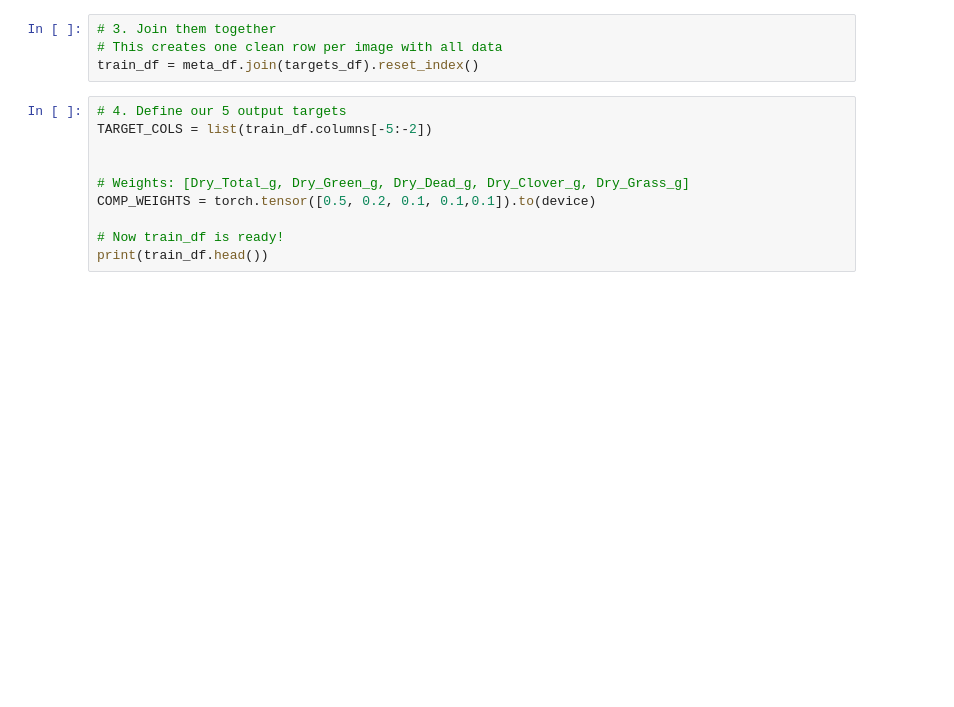
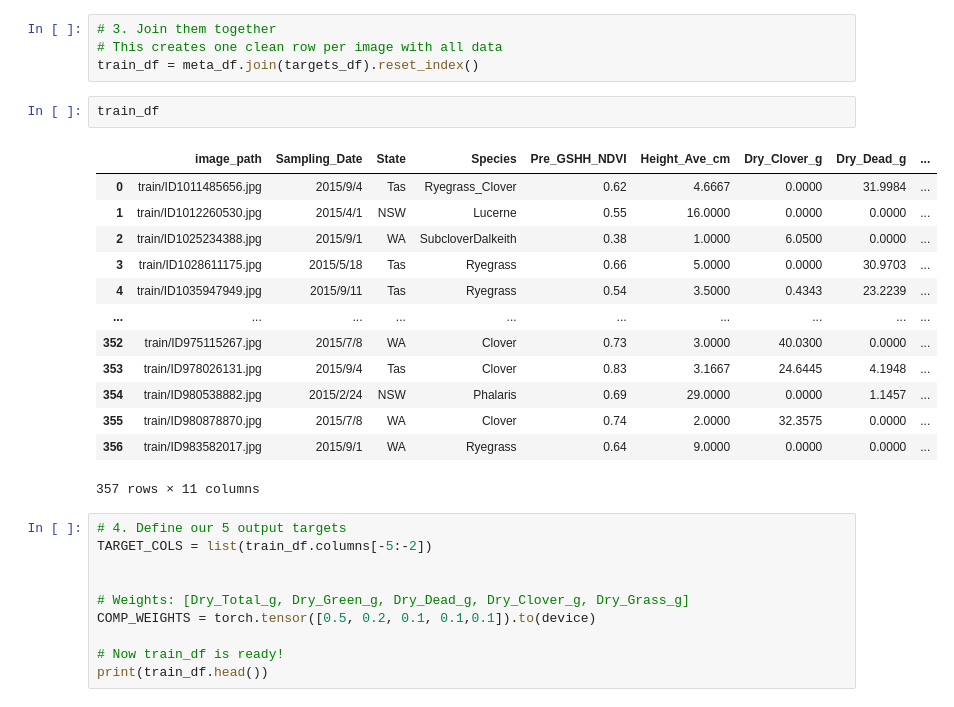
Before and after one commit to starbot2001/CSIRO_repo, a Jupyter notebook: baseline-dino-v3.ipynb, the cells around one changed output. Saved outputs shown, nothing was run; the diff lists cells and outputs as text; blank space fills up the shorter version.

```diff
--- a/baseline-dino-v3.ipynb
+++ b/baseline-dino-v3.ipynb
@@ -77,6 +77,22 @@ meta_df = train_meta[[  'image_path', 'Sampling_Date', 'State', 'Species',
 # 3. Join them together
 # This creates one clean row per image with all data
 train_df = meta_df.join(targets_df).reset_index()
+# %%
+train_df
+# %% [output]
+|  | image_path | Sampling_Date | State | Species | Pre_GSHH_NDVI | Height_Ave_cm | Dry_Clover_g | Dry_Dead_g | ... |
+| 0 | train/ID1011485656.jpg | 2015/9/4 | Tas | Ryegrass_Clover | 0.62 | 4.6667 | 0.0000 | 31.9984 | ... |
+| 1 | train/ID1012260530.jpg | 2015/4/1 | NSW | Lucerne | 0.55 | 16.0000 | 0.0000 | 0.0000 | ... |
+| 2 | train/ID1025234388.jpg | 2015/9/1 | WA | SubcloverDalkeith | 0.38 | 1.0000 | 6.0500 | 0.0000 | ... |
+| 3 | train/ID1028611175.jpg | 2015/5/18 | Tas | Ryegrass | 0.66 | 5.0000 | 0.0000 | 30.9703 | ... |
+| 4 | train/ID1035947949.jpg | 2015/9/11 | Tas | Ryegrass | 0.54 | 3.5000 | 0.4343 | 23.2239 | ... |
+| ... | ... | ... | ... | ... | ... | ... | ... | ... | ... |
+| 352 | train/ID975115267.jpg | 2015/7/8 | WA | Clover | 0.73 | 3.0000 | 40.0300 | 0.0000 | ... |
+| 353 | train/ID978026131.jpg | 2015/9/4 | Tas | Clover | 0.83 | 3.1667 | 24.6445 | 4.1948 | ... |
+| 354 | train/ID980538882.jpg | 2015/2/24 | NSW | Phalaris | 0.69 | 29.0000 | 0.0000 | 1.1457 | ... |
+| 355 | train/ID980878870.jpg | 2015/7/8 | WA | Clover | 0.74 | 2.0000 | 32.3575 | 0.0000 | ... |
+| 356 | train/ID983582017.jpg | 2015/9/1 | WA | Ryegrass | 0.64 | 9.0000 | 0.0000 | 0.0000 | ... |
+357 rows × 11 columns
 # %%
 # 4. Define our 5 output targets
 TARGET_COLS = list(train_df.columns[-5:-2])
```
Also changed, not shown: parts of 7 cells of this notebook.
